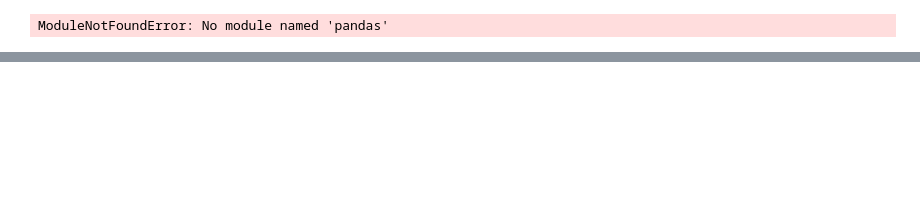
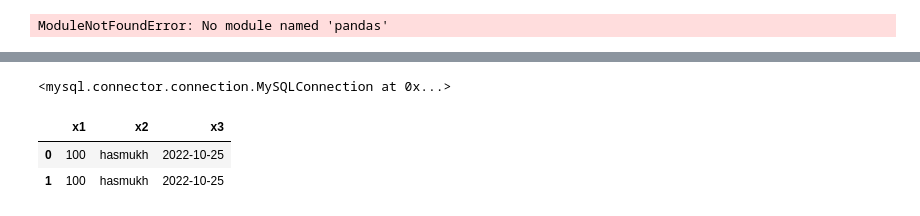
Before and after one commit to merhasmukh/Full_Stack_Data_Science, a Jupyter notebook: python/mysql.ipynb, the cells around one changed output, grey strips where cells are left out. Drawn from its saved outputs; the diff is of its cells as text; code cells hidden in the pictures; blank space fills up the shorter version.

```diff
--- a/python/mysql.ipynb
+++ b/python/mysql.ipynb
@@ -193,0 +205,6 @@ ModuleNotFoundError: No module named 'pandas'
+# %%
+mydb
+# %% [output]
+<mysql.connector.connection.MySQLConnection at 0x...>
+# %%
+mydb=connection.connect(host="localhost",database="student",user="root",passwd="password",use_pure=True)
@@ -193,0 +213,8 @@ ModuleNotFoundError: No module named 'pandas'
+# %%
+a =pd.read_sql("select * from test",mydb)
+# %%
+a
+# %% [output]
+|  | x1 | x2 | x3 |
+| 0 | 100 | hasmukh | 2022-10-25 |
+| 1 | 100 | hasmukh | 2022-10-25 |
```
Also changed, not shown: parts of 21 cells of this notebook, 3 other files.
